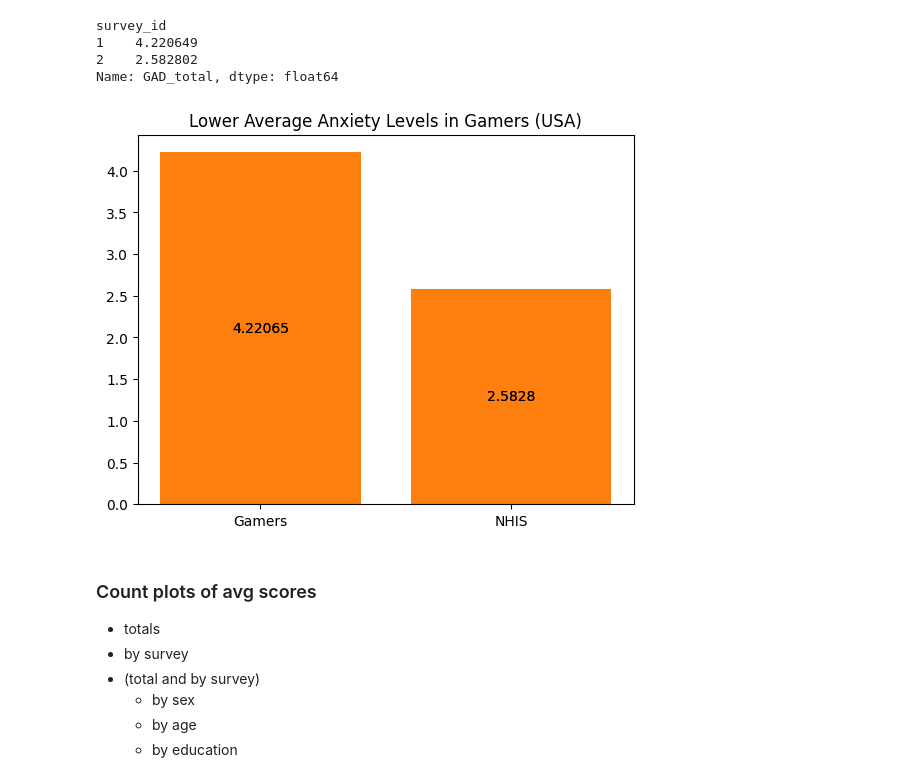
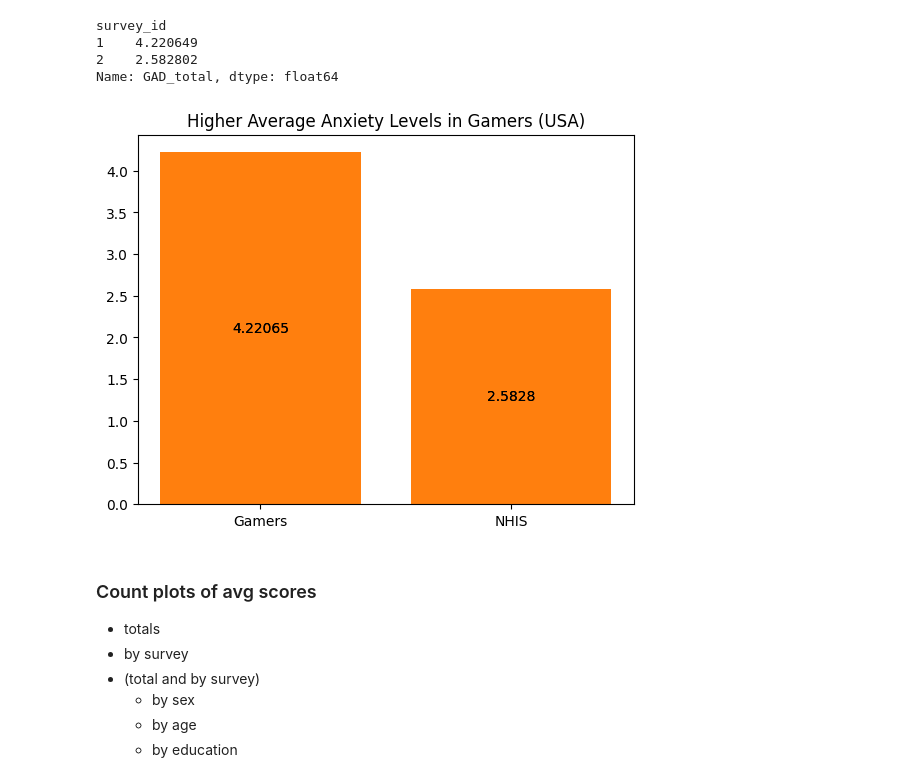
Before and after one commit to amallred/gaming-mental-health-analysis, a Jupyter notebook: notebooks/gad_eda.ipynb, the cells around one changed output. Drawn from its saved outputs; the diff is of its cells as text; code cells hidden in the pictures.

```diff
--- a/notebooks/gad_eda.ipynb
+++ b/notebooks/gad_eda.ipynb
@@ -569,21 +572,21 @@ Name: GAD_total, dtype: float64
 # %%
 surveys = ('Gamers', 'NHIS')
 
 fig, ax = plt.subplots()
 bottom = np.zeros(2)
 
 for survey in avg_score.items():
     p = ax.bar(surveys, avg_score, label=survey, bottom=bottom)
     ax.bar_label(p, label_type='center')
 
-ax.set_title('Lower Average Anxiety Levels in Gamers (USA)')
+ax.set_title('Higher Average Anxiety Levels in Gamers (USA)')
 
 plt.show()
 
 # Reference:
 #   x-tick labels: https://matplotlib.org/stable/gallery/lines_bars_and_markers/bar_label_demo.html
 # %% [output]
-[figure, old version]
+[figure, new version]
 # %% [markdown]
 ### Count plots of avg scores
   - totals
```
Also changed, not shown: parts of 11 cells of this notebook, 3 other files.
